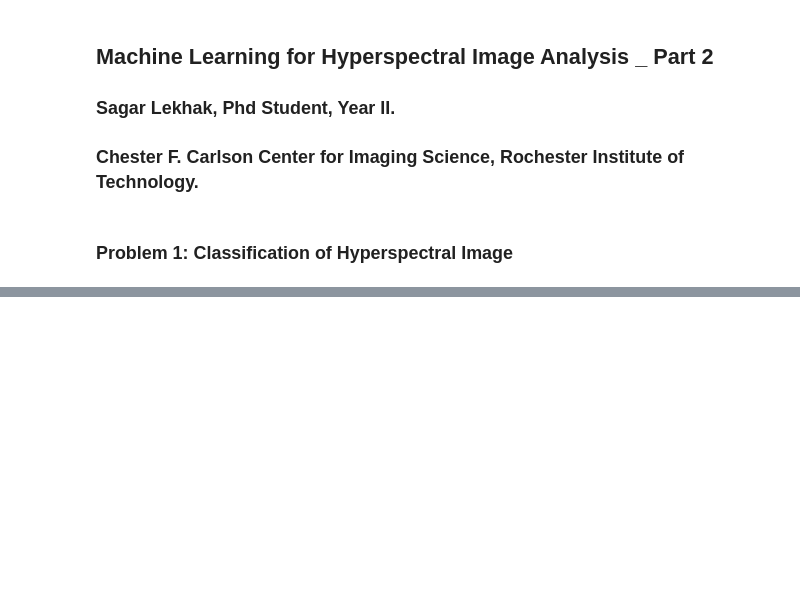
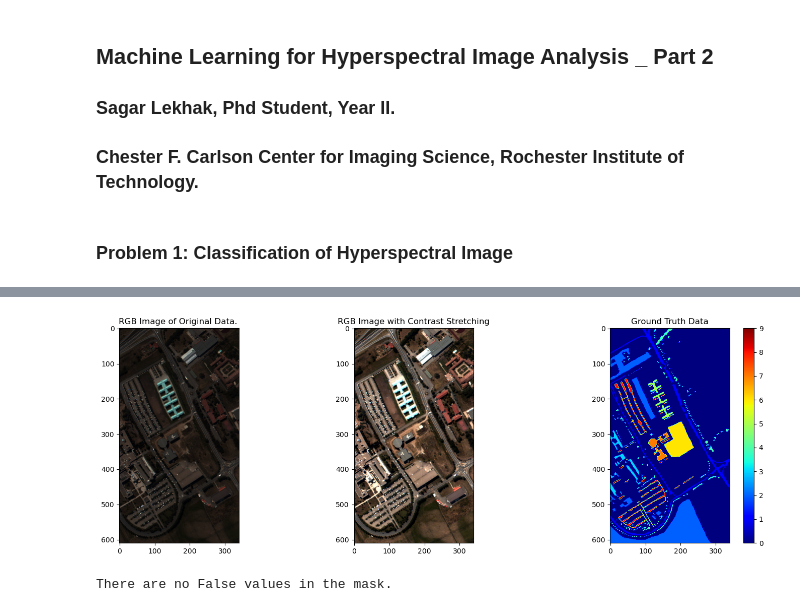
Before and after one commit to SagarLekhak/IMG_689_Graduate_Special_Topics, a Jupyter notebook: ml_2/hw_3.ipynb, the cells around one changed output, grey strips where cells are left out. Cells and saved outputs as stored; diff of their text form; code cells hidden in the pictures; blank space fills up the shorter version.

```diff
--- a/ml_2/hw_3.ipynb
+++ b/ml_2/hw_3.ipynb
@@ -157,8 +13,0 @@ def display_rgb_image_with_contrast_stretching(image, title='RGB Image', pmin=2,
-# %%
-    rgb_image = np.stack((red, green, blue), axis=2)
-
-    # Normalize to 0-1 range
-    rgb_image = (rgb_image - rgb_image.min()) / (rgb_image.max() - rgb_image.min())
-    #Display the RGB image
-    plt.figure(figsize=(8, 8))
-    plt.imshow(rgb_image)
@@ -470,0 +149,65 @@ plot_pca_components(paviaU_pca, n_components=10, title='PCA Components of PaviaU
+# %%
+#Display RGB image and ground truth data.
+
+# Function to display RGB image
+def display_rgb_image_with_contrast_stretching(image, pmin=2, pmax=98):
+    """Display RGB image from hyperspectral data."""
+    blue = image[:,:,10]
+    green = image[:,:,23]
+    red = image[:,:,42]
+    rgb_image = np.stack((red, green, blue), axis=2)
+
+    min_val = np.percentile(rgb_image, pmin)  # Compute 2nd percentile
+    max_val = np.percentile(rgb_image, pmax)  # Compute 98th percentile
+
+    stretched = (rgb_image- min_val) / (max_val - min_val)  # Normalize
+    stretched = np.clip(stretched, 0, 1)  # Clip values to [0,1] range
+
+    return stretched
+
+# Display RGB image.
+rgb_image = np.stack((red, green, blue), axis=2)
+# Normalize to 0-1 range
+rgb_image = (rgb_image - rgb_image.min()) / (rgb_image.max() - rgb_image.min())
+
+# Create a figure with 1 row and 3 columns
+plt.figure(figsize=(15, 5))  # Adjust figure size for better visualization
+
+# Plot 1: Display the RGB image
+plt.subplot(1, 3, 1)  # 1 row, 3 columns, 1st subplot
+plt.imshow(rgb_image)
+plt.title('RGB Image of Original Data. ')
+
+# Plot 2: Display the RGB image with contrast stretching
+plt.subplot(1, 3, 2)  # 1 row, 3 columns, 2nd subplot
+stretched_image = display_rgb_image_with_contrast_stretching(paviaU)  # Get the stretched image
+plt.imshow(stretched_image)
+plt.title('RGB Image with Contrast Stretching')
+
+# Plot 3: Display the ground truth data
+plt.subplot(1, 3, 3)  # 1 row, 3 columns, 3rd subplot
+plt.imshow(paviaU_gt, cmap='jet')
+plt.colorbar(shrink=1)  # Add a colorbar and shrink it
+plt.title('Ground Truth Data')
+
+# Adjust layout to prevent overlap
+plt.tight_layout()
+
+# Show the plots
+plt.show()
+# %% [output]
+[figure, added]
+# %%
+# Check if there are no data or shadow pixels.
+# Create a mask for pixels that are not entirely 0
+mask = np.any(paviaU !=0, axis=-1) #Shape = (height, width)  #Creates a boolean mask : True if entire pixel is non zero, False if entire pixel has 0 values.
+
+# Check if there are any False values.
+if np.any(~mask):
+    print("The mask has False values.")
+else:
+    print("There are no False values in the mask.")
+
+# Since, we obtained False, there are no such pixels with entire 0 values, so we don't need to account for such data points.
+# %% [output]
+There are no False values in the mask.
```
Also changed, not shown: parts of 42 cells of this notebook.
